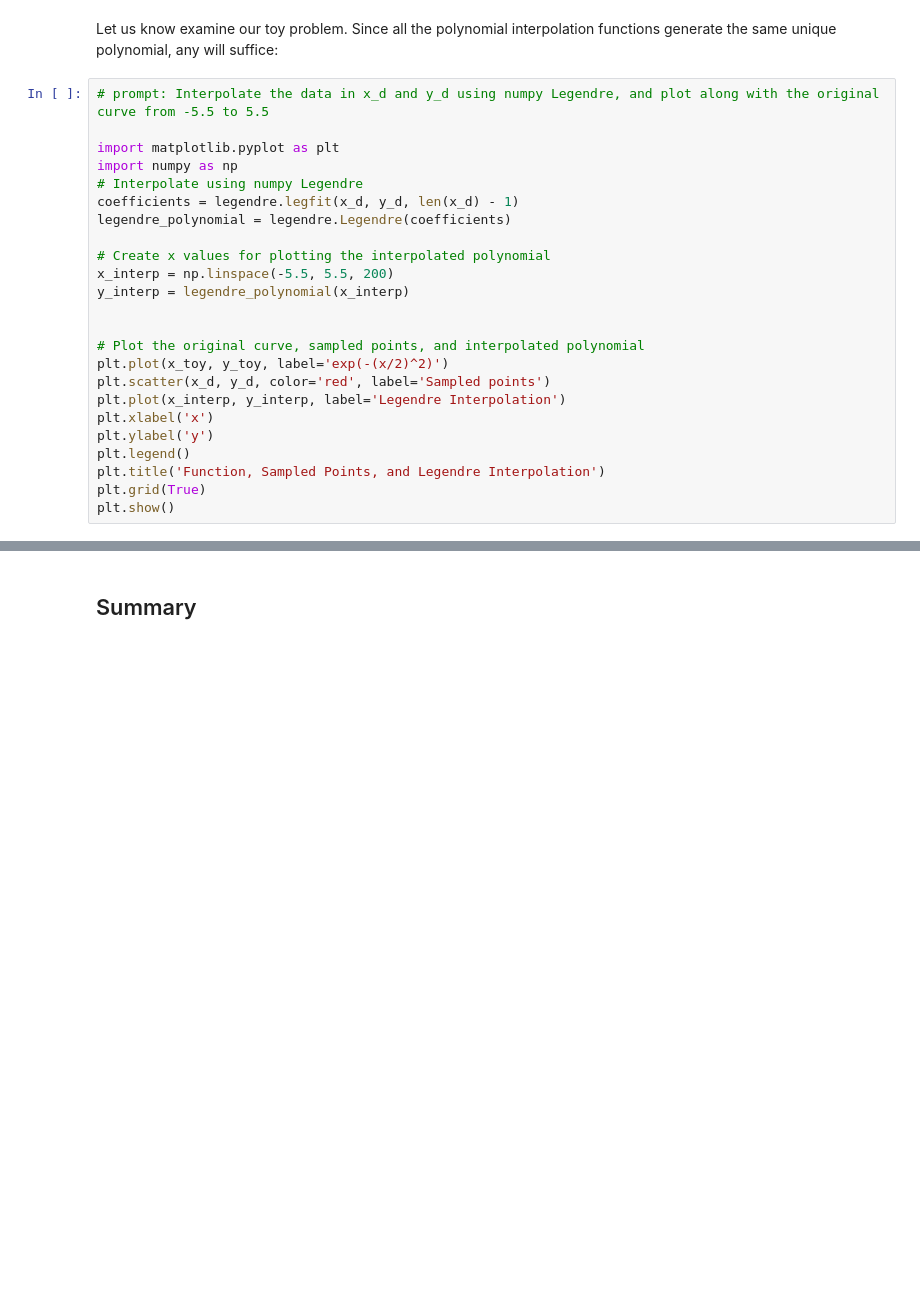
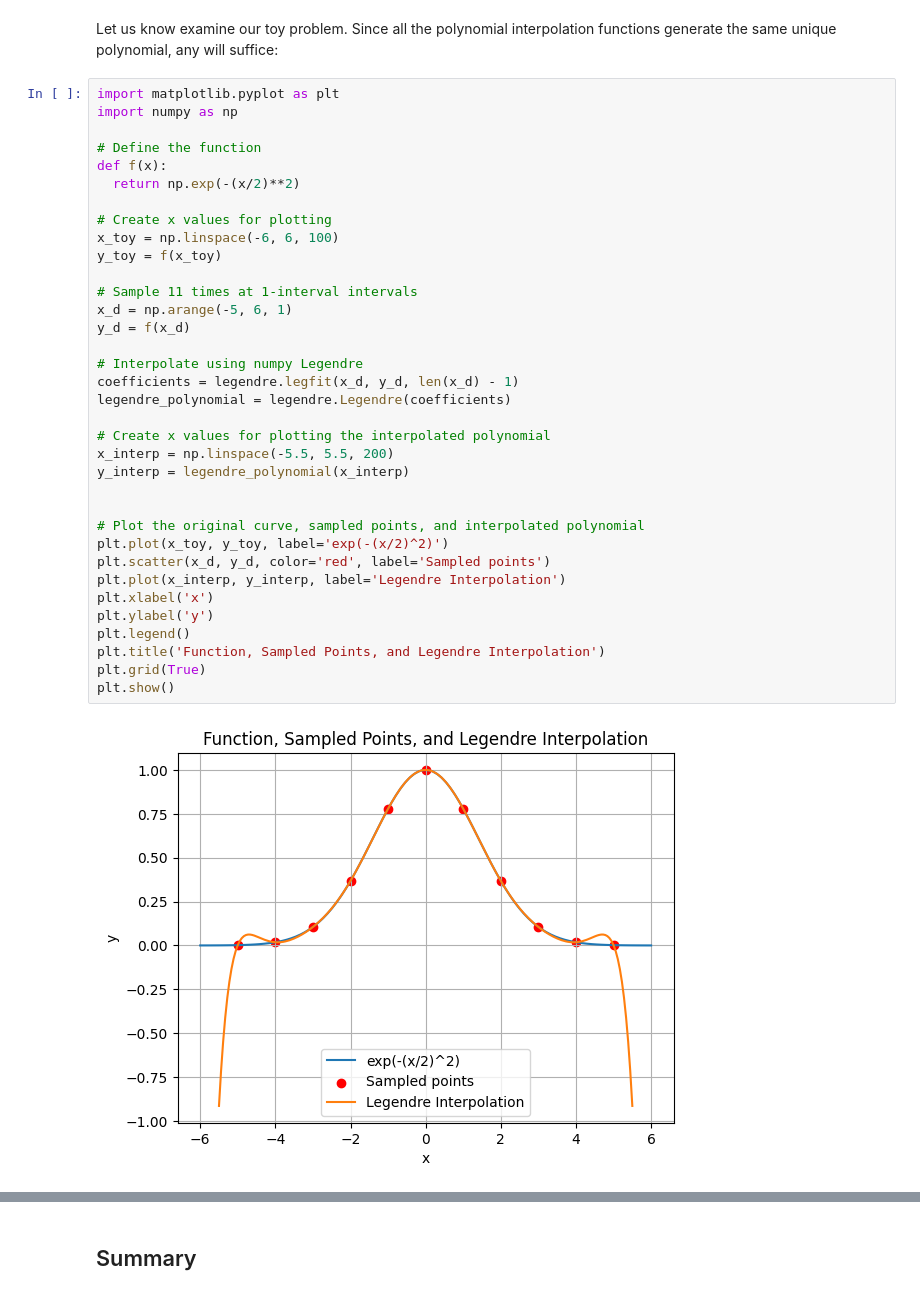
Before and after one commit to themintlab/ENGPHYS_3NM4, a Jupyter notebook: Book/Chapters/Interpolation and curve fitting/Interpolation/Polynomial interpolation.ipynb, the cells around one changed output, grey strips where cells are left out. Drawn from its saved outputs; the diff is of its cells as text; blank space fills up the shorter version.

Commit message:
Implement code changes to enhance functionality and improve performance

```diff
--- a/Book/Chapters/Interpolation and curve fitting/Interpolation/Polynomial interpolation.ipynb
+++ b/Book/Chapters/Interpolation and curve fitting/Interpolation/Polynomial interpolation.ipynb
@@ -315,29 +326,42 @@ where the matrix of coefficients is called a Vandermonde matrix. This system can
 # %% [markdown]
 Let us know examine our toy problem. Since all the polynomial interpolation functions generate the same unique polynomial, any will suffice:
 # %%
-# prompt: Interpolate the data in x_d and y_d using numpy Legendre, and plot along with the original curve from -5.5 to 5.5
-
 import matplotlib.pyplot as plt
 import numpy as np
+
+# Define the function
+def f(x):
+  return np.exp(-(x/2)**2)
+
+# Create x values for plotting
+x_toy = np.linspace(-6, 6, 100)
+y_toy = f(x_toy)
+
+# Sample 11 times at 1-interval intervals
+x_d = np.arange(-5, 6, 1)
+y_d = f(x_d)
+
 # Interpolate using numpy Legendre
 coefficients = legendre.legfit(x_d, y_d, len(x_d) - 1)
 legendre_polynomial = legendre.Legendre(coefficients)
 
 # Create x values for plotting the interpolated polynomial
 x_interp = np.linspace(-5.5, 5.5, 200)
 y_interp = legendre_polynomial(x_interp)
 
 
 # Plot the original curve, sampled points, and interpolated polynomial
 plt.plot(x_toy, y_toy, label='exp(-(x/2)^2)')
 plt.scatter(x_d, y_d, color='red', label='Sampled points')
 plt.plot(x_interp, y_interp, label='Legendre Interpolation')
 plt.xlabel('x')
 plt.ylabel('y')
 plt.legend()
 plt.title('Function, Sampled Points, and Legendre Interpolation')
 plt.grid(True)
 plt.show()
+# %% [output]
+[figure, added]
 # %% [markdown]
 YIKES!
 
```
Also changed, not shown: parts of 11 cells of this notebook, 2 other files.
